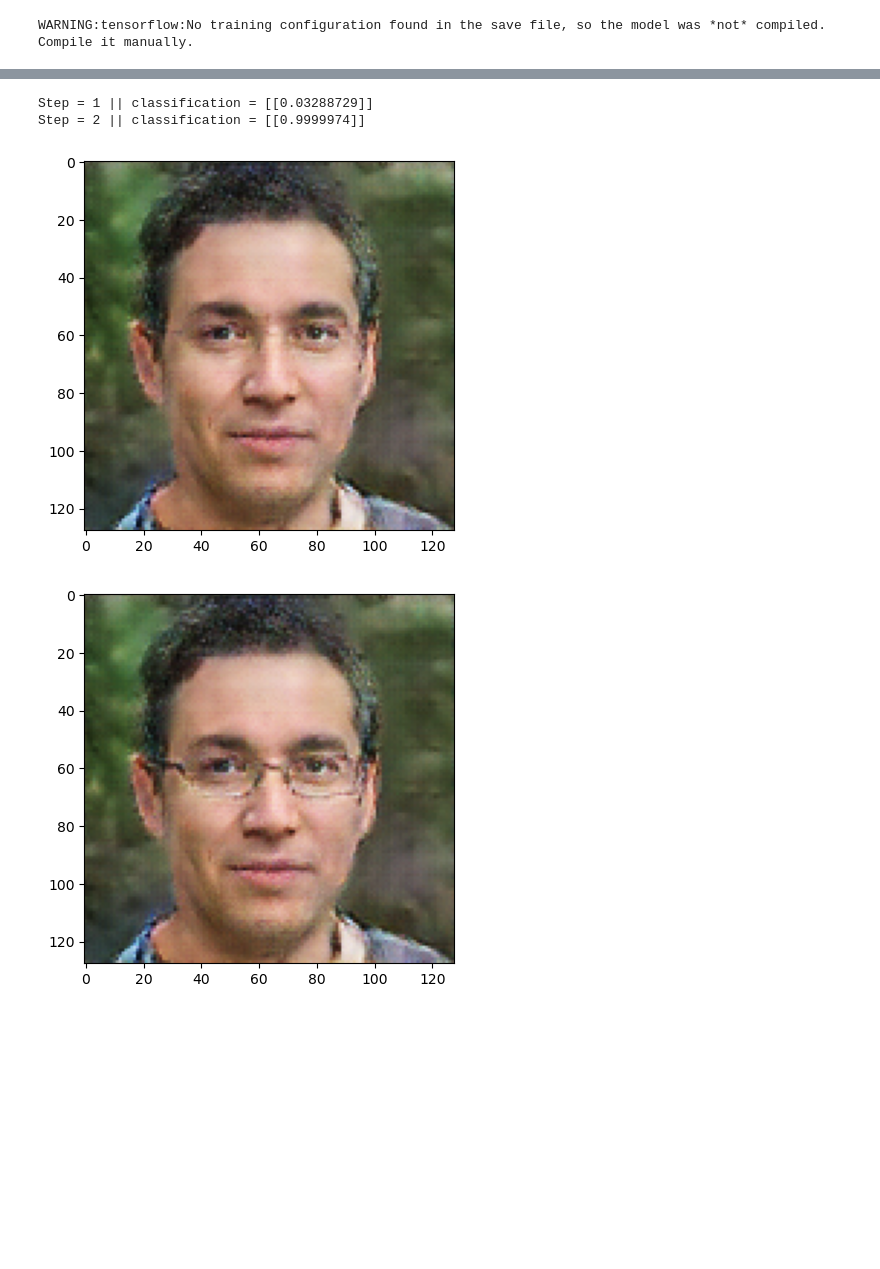
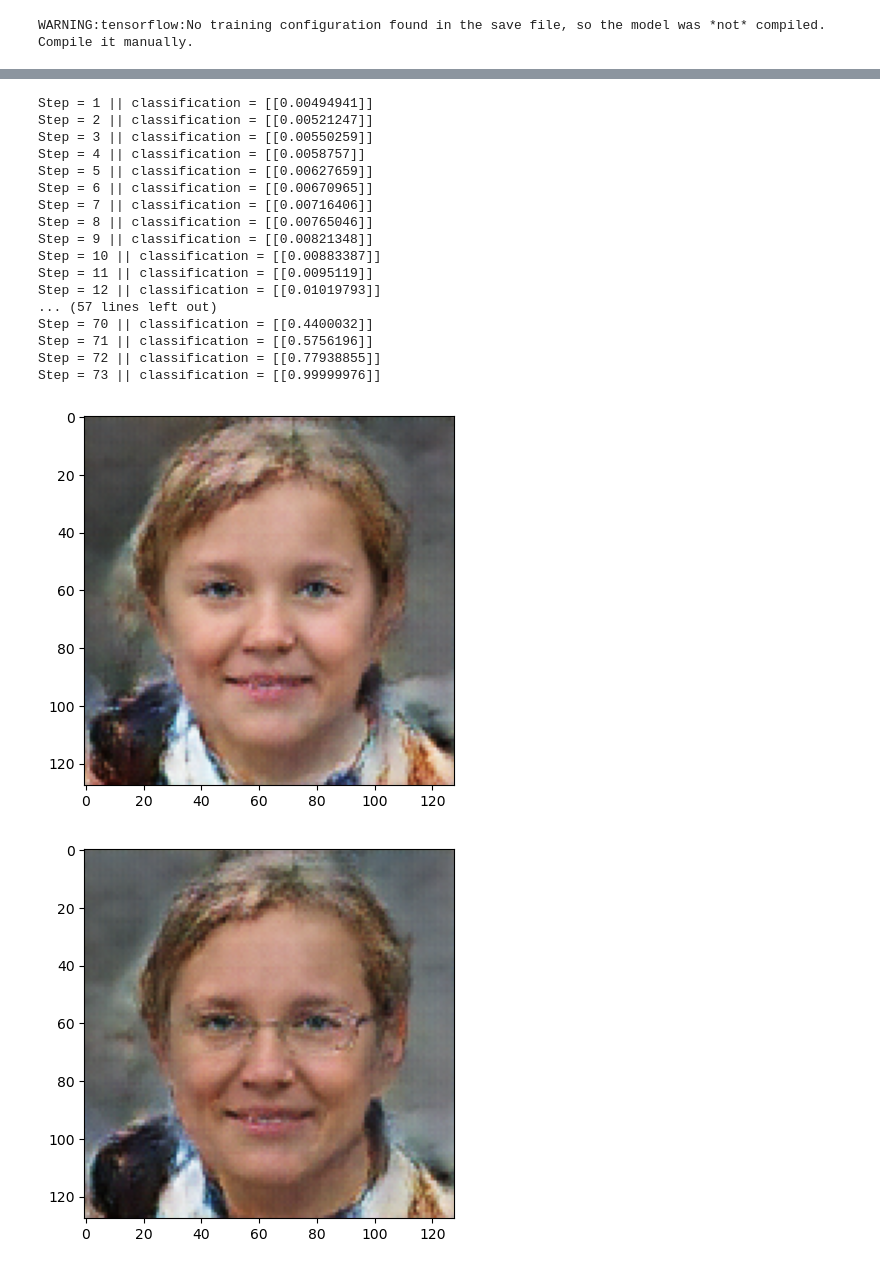
Before and after one commit to Allan2Fernandes/GANGradientAscent, a Jupyter notebook: GradientAscent.ipynb, the cells around one changed output, grey strips where cells are left out. Cells and saved outputs as stored; diff of their text form; code cells hidden in the pictures; blank space fills up the shorter version.

```diff
--- a/GradientAscent.ipynb
+++ b/GradientAscent.ipynb
@@ -51,35 +50,50 @@ while True:
     with tf.GradientTape() as tape:
         #Watch the noise
         tape.watch(noise)
         #Generate image from noise
         generated_image = generator(noise)
         #Process the image to be able to input into classifier
         generated_image = generated_image*0.5 + 0.5
         #Classify the generated image
         classification = classifier(generated_image)
         print("Step = {} || classification = {}".format(current_step, classification))
     #Differentiate classification wrt. to the noise
     gradient = tape.gradient(classification, noise)
     #Update the noise with the differential and a weight
-    noise = update_noise(noise, gradient, weight=0.2)
+    noise = update_noise(noise, gradient, weight=0.1)
     if current_step%100 == 0:
         print("Step = {} || classification = {}".format(current_step, classification))
 
     if tf.squeeze(classification) >0.95:
         break
     pass
 
 original_image = generator(original_noise)
 original_image = post_process_generated_image(original_image)
 plt.imshow(original_image)
 plt.show()
 new_noise = noise
 new_image = generator(new_noise)
 new_image = post_process_generated_image(new_image)
 plt.imshow(new_image)
 plt.show()
 # %% [output]
-Step = 1 || classification = [[0.03288729]]
-Step = 2 || classification = [[0.9999974]]
+Step = 1 || classification = [[0.00494941]]
+Step = 2 || classification = [[0.00521247]]
+Step = 3 || classification = [[0.00550259]]
+Step = 4 || classification = [[0.0058757]]
+Step = 5 || classification = [[0.00627659]]
+Step = 6 || classification = [[0.00670965]]
+Step = 7 || classification = [[0.00716406]]
+Step = 8 || classification = [[0.00765046]]
+Step = 9 || classification = [[0.00821348]]
+Step = 10 || classification = [[0.00883387]]
+Step = 11 || classification = [[0.0095119]]
+Step = 12 || classification = [[0.01019793]]
+... (57 lines left out)
+Step = 70 || classification = [[0.4400032]]
+Step = 71 || classification = [[0.5756196]]
+Step = 72 || classification = [[0.77938855]]
+Step = 73 || classification = [[0.99999976]]
-[figure, old version]
+[figure, new version]
-[figure, old version]
+[figure, new version]
```
Also changed, not shown: parts of 2 cells of this notebook.
